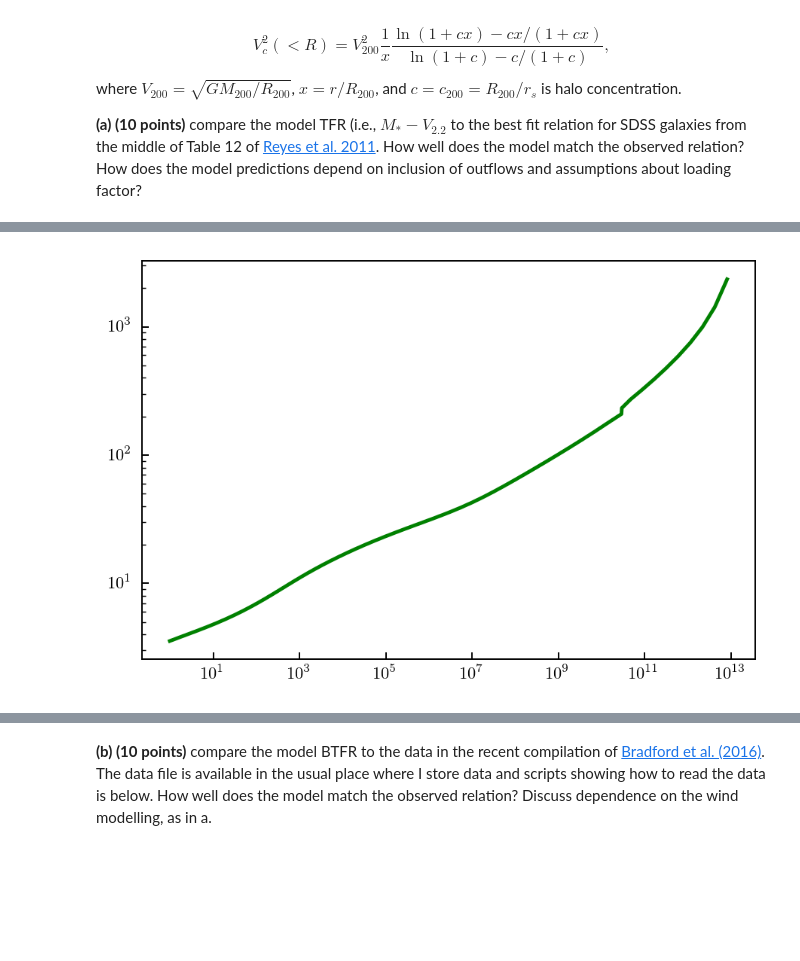
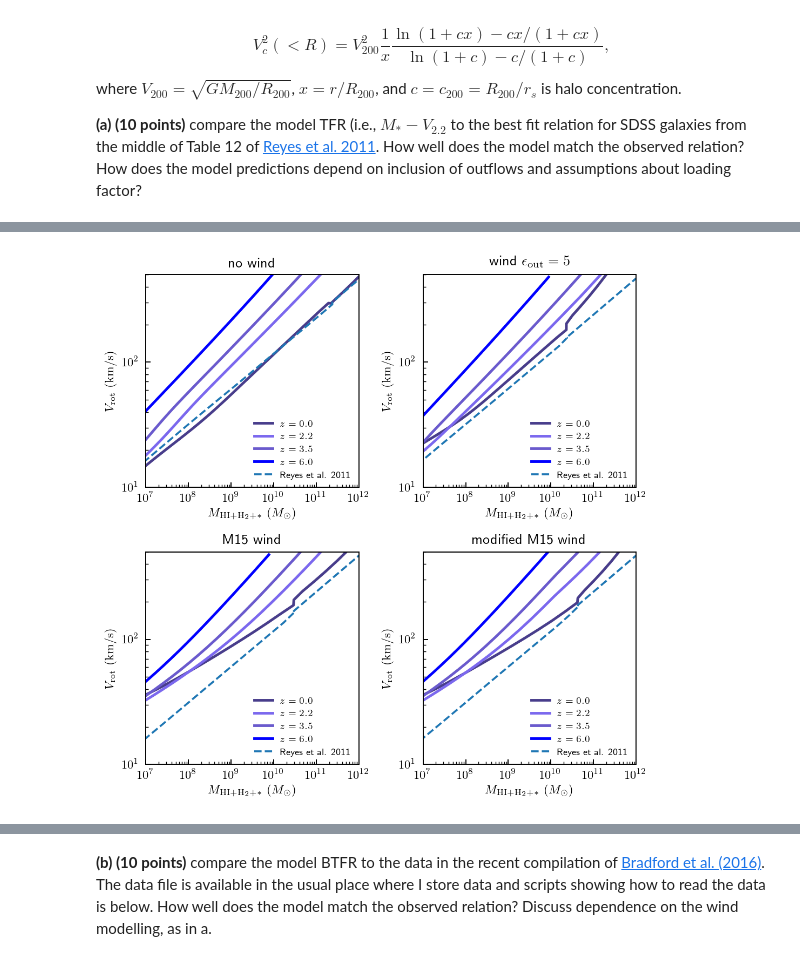
Before and after one commit to tjhoyt/galaxies_hw, a Jupyter notebook: hw6_hoyt_taylor.ipynb, the cells around one changed output, grey strips where cells are left out. Drawn from its saved outputs; the diff is of its cells as text; code cells hidden in the pictures; blank space fills up the shorter version.

```diff
--- a/hw6_hoyt_taylor.ipynb
+++ b/hw6_hoyt_taylor.ipynb
@@ -567,4 +748,11 @@ plt.show()
 # %%
+########################################################################
+
+# PROBLEM 2.1.4. Circular velocities
+
+########################################################################
+
+
 G = 6.67e-8 # grav. constant cgs
 
 def R_d(r50):
@@ -573,54 +761,90 @@ def R_d(r50):
 
 def v2_circ_disk(R, Mg, Ms, Rd, cosmo):
     from scipy.special import iv
     from scipy.special import kn
     R  = R*3.086e+21
     Rd = Rd*3.086e+21
     Mg = Mg*2.e33
     Ms = Ms*2.e33
     y = R/(2.*Rd)
     Sig0 = (Mg + Ms)/(2*np.pi*Rd**2)
     V2bar =4*np.pi*G*Sig0*Rd*y**2*(iv(0, y)*kn(0, y) - iv(1, y)*kn(1, y))
     return V2bar
 
 def v2_circ_halo(R, Mh, cosmo, z):
-    Mhh = Mh/cosmo.h
+    Mhh = Mh*cosmo.h
     c = concentration(Mhh, 'vir', z, model='diemer15')
     M200c, R200c, c200c = changeMassDefinition(Mhh, c, z, 'vir', '200c')
     M200 = M200c*2.e33/cosmo.h
     R200 = R200c*3.086e+21/cosmo.h
     R    = R*3.086e+21
     V2_200 = G*M200/R200
     V2_200/1.e5
     x = R/R200
     V2halo = V2_200/x*(np.log(1.+c*x) - c*x/(1.+c*x))/(np.log(1.+c) - c/(1.+c))
     return V2halo
 
-def plot_TF_evo():
+
+def Vrot_Reyes(logMs):
+    '''
+    eq 27 in reyes et al 2011
+
+    table 12
+    '''
+    a = 2.120
+    b = -0.116
+    logMfidu = 10.102
+    logVrot = a - 2.5*b * (logMs - logMfidu)
+    return 10.**logVrot
+
+
+def plot_Reyes_TF(ax, logMs, logMg):
+    vrot = Vrot_Reyes(logMs)
+    Mbar = 10.**logMs + 10.**logMg
+    ax.plot(Mbar, vrot, '--', label = r'Reyes et al. 2011')
     return
 
-lMh  = windDict[model].lMhdomain
-lMhi = windDict[model].logMhgrid
-lMgi = windDict[model].logMggrid
-lMsi = windDict[model].logMsgrid
-r50i = windDict[model].r50grid
+### Plot the TF relation
+fig, axs = plt.subplots(2, 2, figsize=(6, 6))
+zplot = np.array([0., 2.2, 3.5, 6.0])
+zcolors = np.array(['darkslateblue', 'mediumslateblue', 'slateblue', 'blue', 'royalblue'])
+titles = [r'no wind', r'wind $\epsilon_{\rm out}=5$', r'M15 wind', r'modified M15 wind']
 
-z_plot = [0.0]
-for i, zplot in enumerate(z_plot):
-    Mhz = 10.**lMhi(np.log10(1.0+zplot),lMh)
-    Mgz = 10.**lMgi(np.log10(1.0+zplot),lMh)
-    Msz = 10.**lMsi(np.log10(1.0+zplot),lMh)
-    rhz = 10.**r50i(np.log10(1.0+zplot),lMh) # r_50 returns in kpc (no h^-1)
-    Rd  = R_d(rhz)
-    R22 = 2.2*Rd
-    v2d = v2_circ_disk(R22, Mgz, Msz, Rd, cosmo)
-    v2h = v2_circ_halo(R22, Mhz, cosmo, zplot)
-    v2tot = v2d + v2h
-    v2tot = v2tot
-    vtot  = np.sqrt(v2tot)/1.e5
-    plt.plot(Msz, vtot, c=zcolors[i], lw=2.0, label=r'$z=%1.1f$'%zplot)
 
-plt.xscale('log')
-plt.yscale('log')
+xlabel = r'$M_{\rm HI+H_2+*}\ {(M_\odot)}$'
+ylabel = r'$V_{\rm rot}\ \mathrm{(km/s)}$'
+xlims = [1.e7,1.e12]
+ylims = [10.,500.]
+for ip, model in enumerate(windmodels):
+    axd = axs.flatten()[ip]
+    if ip > 1:
+        axd.set_xlabel(xlabel)
+    if ip == 0 or ip == 2:
+        axd.set_ylabel(ylabel)
+    axd.set_xscale('log')
+    axd.set_yscale('log')
+    axd.set_xlim(xlims)
+    axd.set_ylim(ylims)
+    axd.set_xlabel(xlabel)
+    axd.set_ylabel(ylabel)
+    if ip == 3:
+        legend = True
+    else:
+        legend = False
+    axd.set_title(titles[ip])
+    # plot model TF relation
+    windDict[model].plot_TF_evo(axd, zplot, zcolors, legend)
+
+    #plot reyes 2011
+    zreyes = 0.
+    lMsi = windDict[model].logMsgrid
+    lMgi = windDict[model].logMggrid
+    lMh  = windDict[model].lMhdomain
+    lMs = lMsi(np.log10(1.0+zreyes),lMh)
+    lMg = lMgi(np.log10(1.0+zreyes),lMh)
+    plot_Reyes_TF(axd, lMs, lMg)
+    axd.legend(loc = 'lower right', frameon = False, fontsize = 7)
+fig.show()
+plt.tight_layout()
 # %% [output]
-[figure, old version]
+[figure, new version]
```
Also changed, not shown: parts of 17 cells of this notebook.
